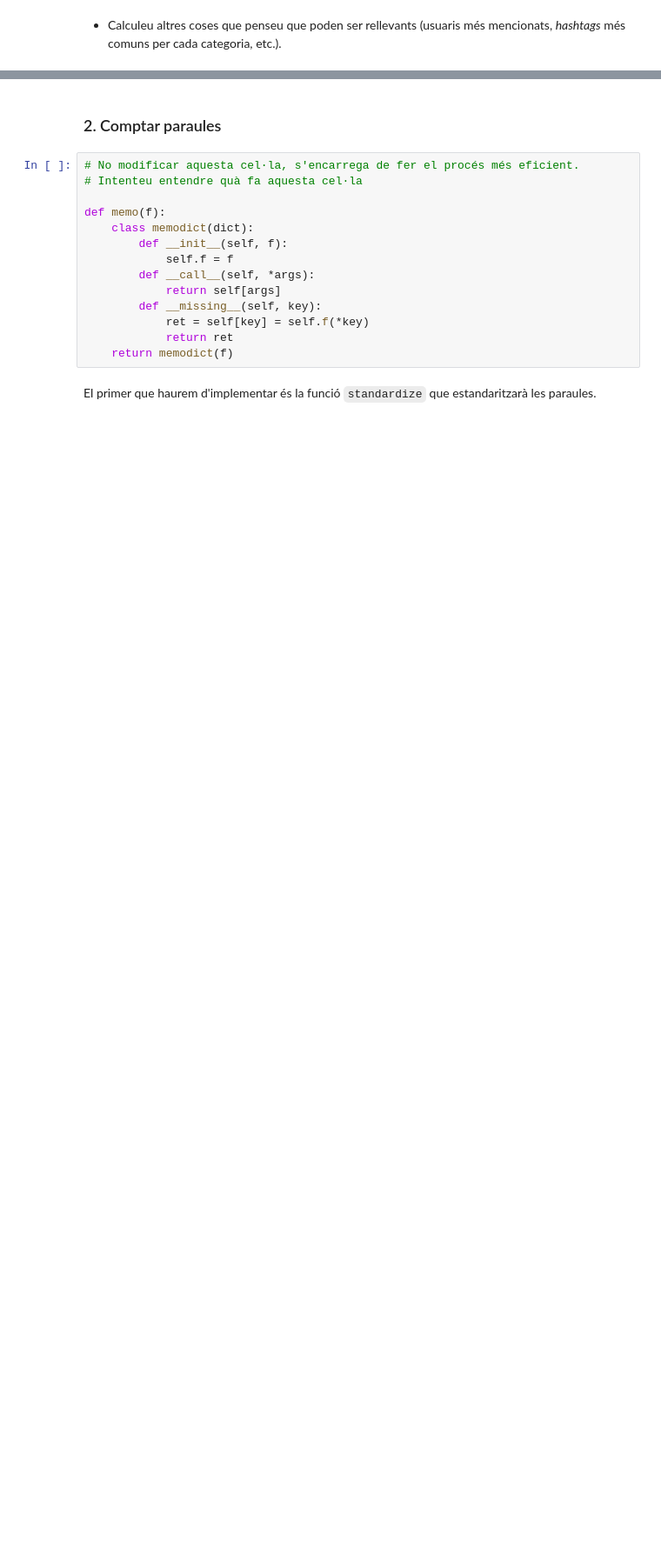
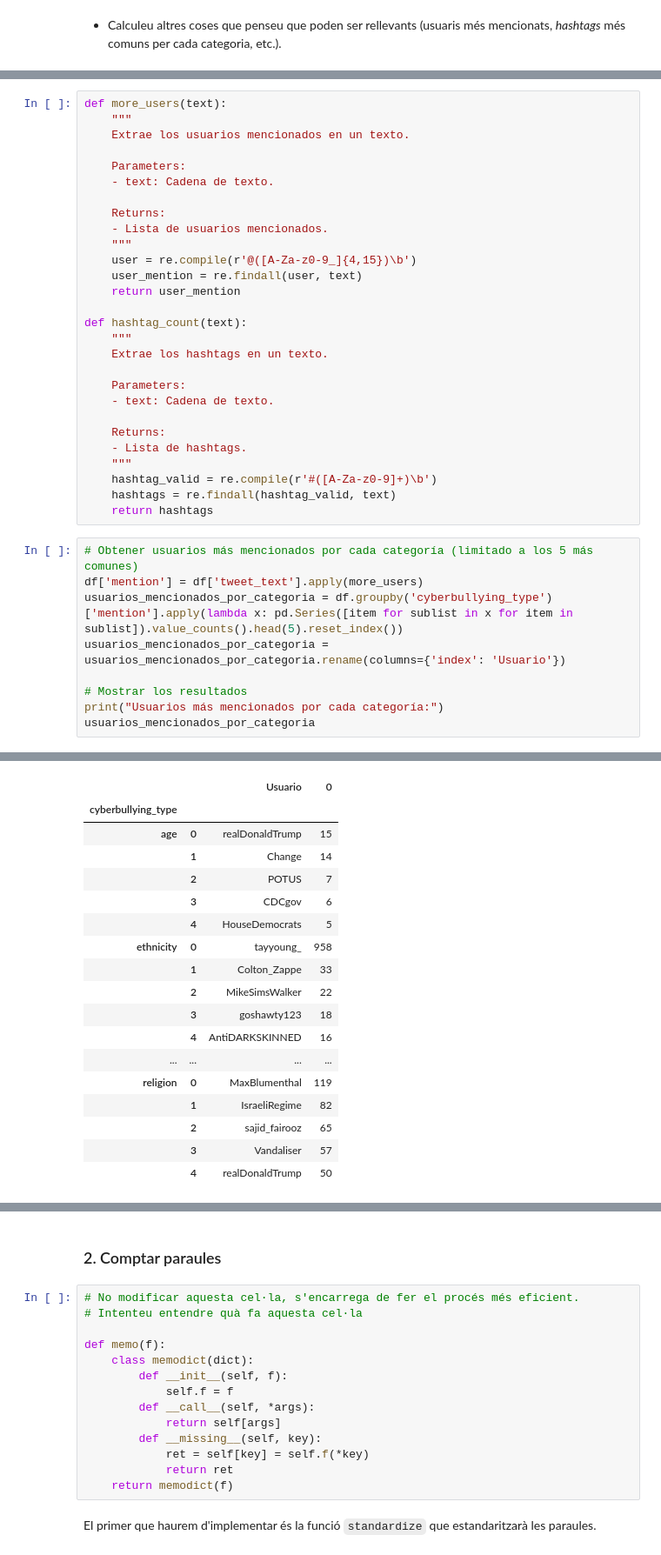
Before and after one commit to ArturoLat/TNUI, a Jupyter notebook: p3/NilTorrelles_ArturoLatorre_P3.ipynb, the cells around one changed output, grey strips where cells are left out. Shown at 87% size. Cells and saved outputs as stored; diff of their text form; blank space fills up the shorter version.

```diff
--- a/p3/NilTorrelles_ArturoLatorre_P3.ipynb
+++ b/p3/NilTorrelles_ArturoLatorre_P3.ipynb
@@ -197,0 +362,38 @@ Compteu els ``#`` que vagin seguits d'alguna lletra o nombre ja que, com veiem a
+# %%
+def more_users(text):
+    """
+    Extrae los usuarios mencionados en un texto.
+
+    Parameters:
+    - text: Cadena de texto.
+
+    Returns:
+    - Lista de usuarios mencionados.
+    """
+    user = re.compile(r'@([A-Za-z0-9_]{4,15})\b')
+    user_mention = re.findall(user, text)
+    return user_mention
+
+def hashtag_count(text):
+    """
+    Extrae los hashtags en un texto.
+
+    Parameters:
+    - text: Cadena de texto.
+
+    Returns:
+    - Lista de hashtags.
+    """
+    hashtag_valid = re.compile(r'#([A-Za-z0-9]+)\b')
+    hashtags = re.findall(hashtag_valid, text)
+    return hashtags
+# %%
+# Obtener usuarios más mencionados por cada categoría (limitado a los 5 más comunes)
+df['mention'] = df['tweet_text'].apply(more_users)
+usuarios_mencionados_por_categoria = df.groupby('cyberbullying_type')['mention'].apply(lambda x: pd.Series([item for sublist in x for item in sublist]).value_counts().head(5).reset_index())
+usuarios_mencionados_por_categoria = usuarios_mencionados_por_categoria.rename(columns={'index': 'Usuario'})
+
+# Mostrar los resultados
+print("Usuarios más mencionados por cada categoría:")
+usuarios_mencionados_por_categoria
+# %% [output]
@@ -197,0 +401,18 @@ Compteu els ``#`` que vagin seguits d'alguna lletra o nombre ja que, com veiem a
+|  |  | Usuario | 0 |
+| cyberbullying_type |  |  |  |
+| age | 0 | realDonaldTrump | 15 |
+|  | 1 | Change | 14 |
+|  | 2 | POTUS | 7 |
+|  | 3 | CDCgov | 6 |
+|  | 4 | HouseDemocrats | 5 |
+| ethnicity | 0 | tayyoung_ | 958 |
+|  | 1 | Colton_Zappe | 33 |
+|  | 2 | MikeSimsWalker | 22 |
+|  | 3 | goshawty123 | 18 |
+|  | 4 | AntiDARKSKINNED | 16 |
+| ... | ... | ... | ... |
+| religion | 0 | MaxBlumenthal | 119 |
+|  | 1 | IsraeliRegime | 82 |
+|  | 2 | sajid_fairooz | 65 |
+|  | 3 | Vandaliser | 57 |
+|  | 4 | realDonaldTrump | 50 |
```
Also changed, not shown: parts of 21 cells of this notebook.
